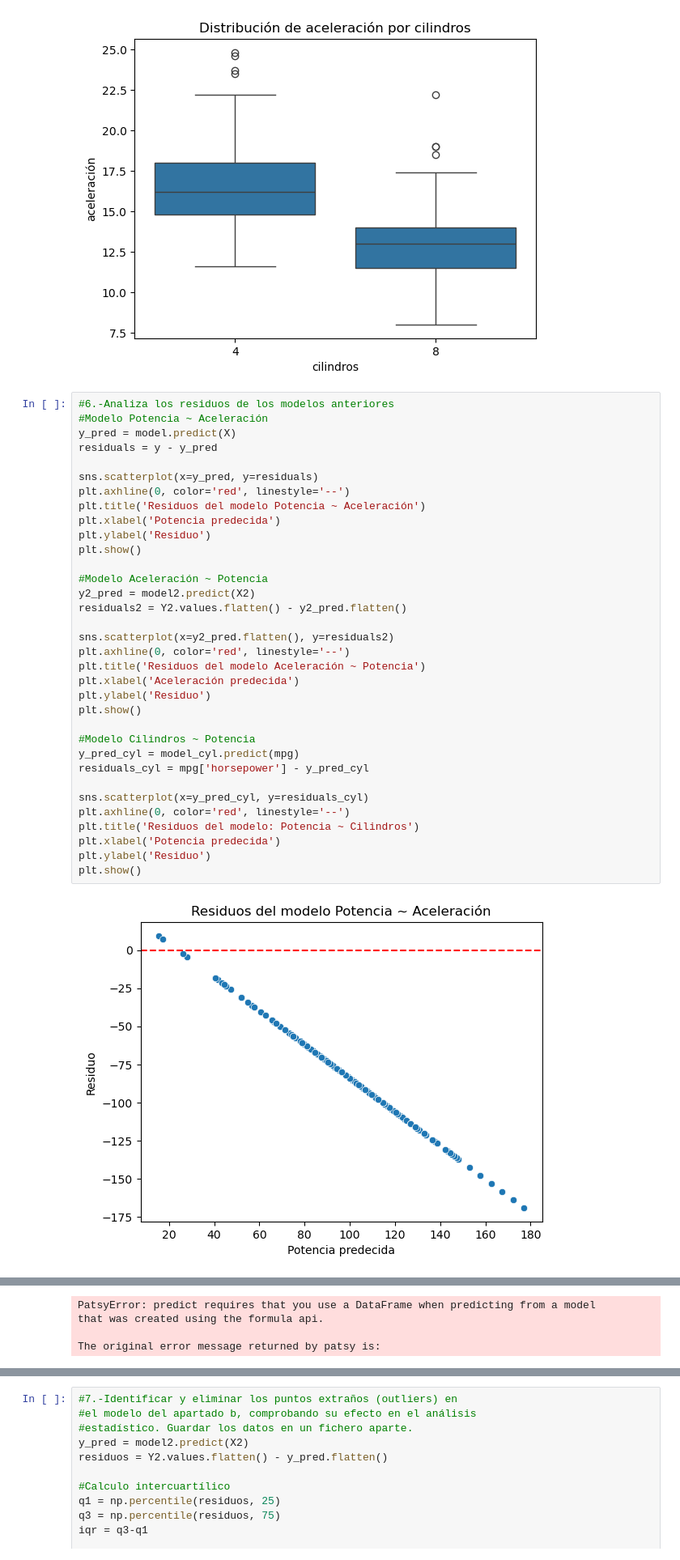
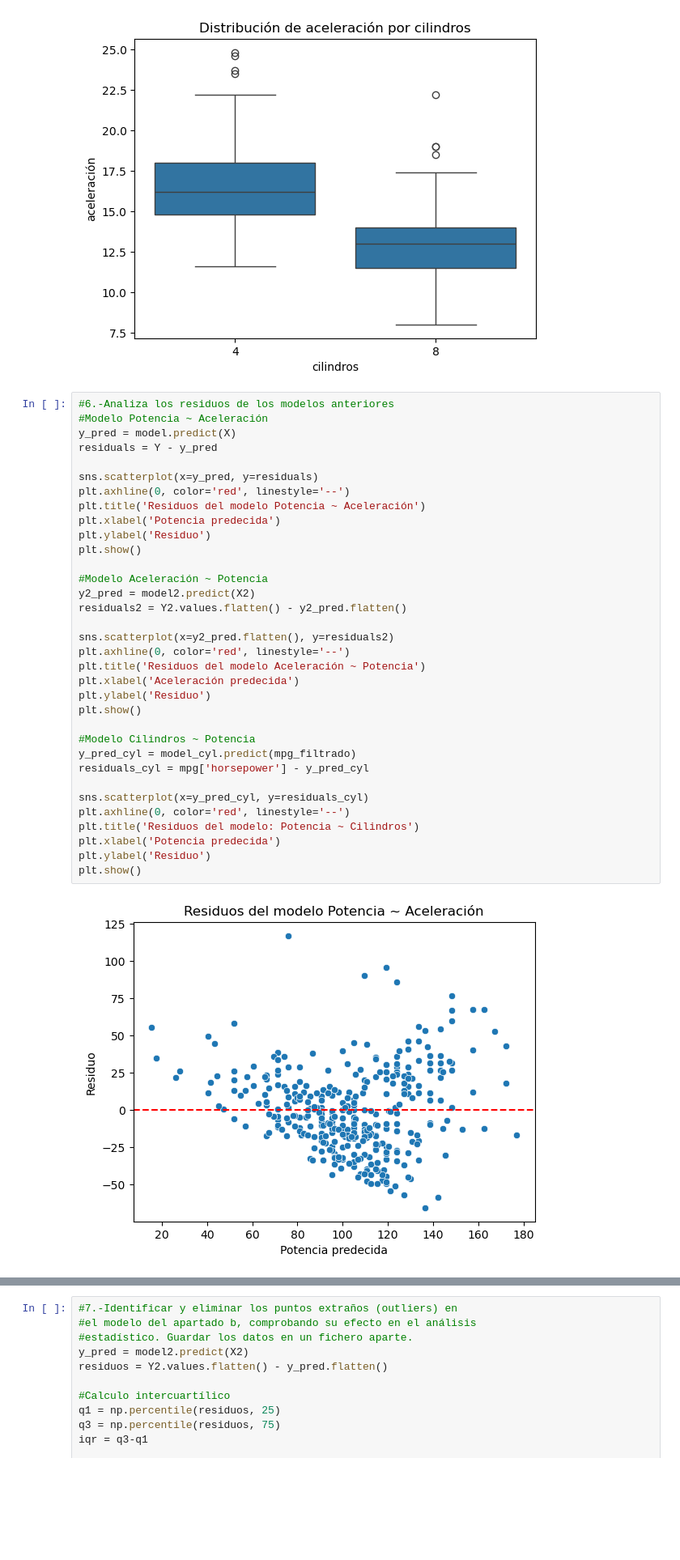
Before and after one commit to rocconeto/code_uni, a Jupyter notebook: CPE/P2/Practica2_CorrelacionRegresionLinealSimple.ipynb, the cells around one changed output, grey strips where cells are left out. Shown at 81% size. Saved outputs shown, nothing was run; the diff lists cells and outputs as text; blank space fills up the shorter version.

```diff
--- a/CPE/P2/Practica2_CorrelacionRegresionLinealSimple.ipynb
+++ b/CPE/P2/Practica2_CorrelacionRegresionLinealSimple.ipynb
@@ -243,40 +243,36 @@ Potencia prevista para un coche con 4 cilindros: 158.300971cv
 #6.-Analiza los residuos de los modelos anteriores
 #Modelo Potencia ~ Aceleración
 y_pred = model.predict(X)
-residuals = y - y_pred
+residuals = Y - y_pred
 
 sns.scatterplot(x=y_pred, y=residuals)
 plt.axhline(0, color='red', linestyle='--')
 plt.title('Residuos del modelo Potencia ~ Aceleración')
 plt.xlabel('Potencia predecida')
 plt.ylabel('Residuo')
 plt.show()
 
 #Modelo Aceleración ~ Potencia
 y2_pred = model2.predict(X2)
 residuals2 = Y2.values.flatten() - y2_pred.flatten()
 
 sns.scatterplot(x=y2_pred.flatten(), y=residuals2)
 plt.axhline(0, color='red', linestyle='--')
 plt.title('Residuos del modelo Aceleración ~ Potencia')
 plt.xlabel('Aceleración predecida')
 plt.ylabel('Residuo')
 plt.show()
 
 #Modelo Cilindros ~ Potencia
-y_pred_cyl = model_cyl.predict(mpg)
+y_pred_cyl = model_cyl.predict(mpg_filtrado)
 residuals_cyl = mpg['horsepower'] - y_pred_cyl
 
 sns.scatterplot(x=y_pred_cyl, y=residuals_cyl)
 plt.axhline(0, color='red', linestyle='--')
 plt.title('Residuos del modelo: Potencia ~ Cilindros')
 plt.xlabel('Potencia predecida')
 plt.ylabel('Residuo')
 plt.show()
 # %% [output]
-[figure, old version]
+[figure, new version]
 [figure]
-PatsyError: predict requires that you use a DataFrame when predicting from a model
-that was created using the formula api.
-
-The original error message returned by patsy is:
```
Also changed, not shown: parts of 2 cells of this notebook.
